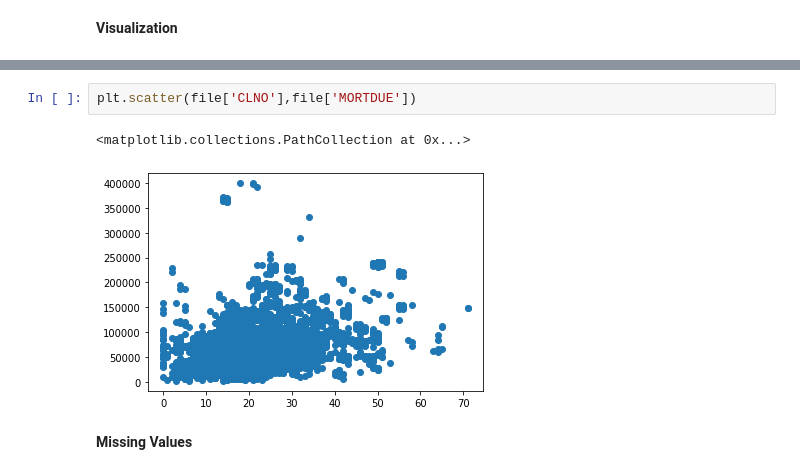
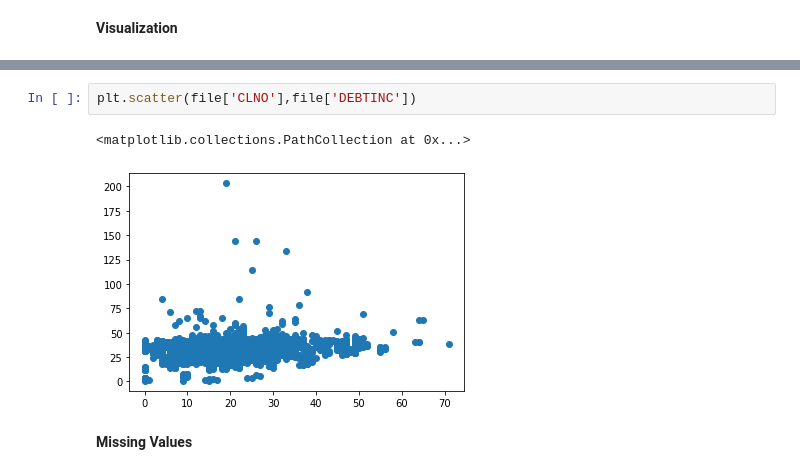
Before and after one commit to sanae-a11y/AI, a Jupyter notebook: CreditScoring.ipynb, the cells around one changed output, grey strips where cells are left out. Saved outputs shown, nothing was run; the diff lists cells and outputs as text.

```diff
--- a/CreditScoring.ipynb
+++ b/CreditScoring.ipynb
@@ -80,8 +106,8 @@ Then we can say that the dependent variable is the attribute "BAD"
 # %%
-plt.scatter(file['CLNO'],file['MORTDUE'])
+plt.scatter(file['CLNO'],file['DEBTINC'])
 # %% [output]
 <matplotlib.collections.PathCollection at 0x...>
-[figure, old version]
+[figure, new version]
 # %% [markdown]
 **Missing Values**
 # %%
```
Also changed, not shown: parts of 19 cells of this notebook.
